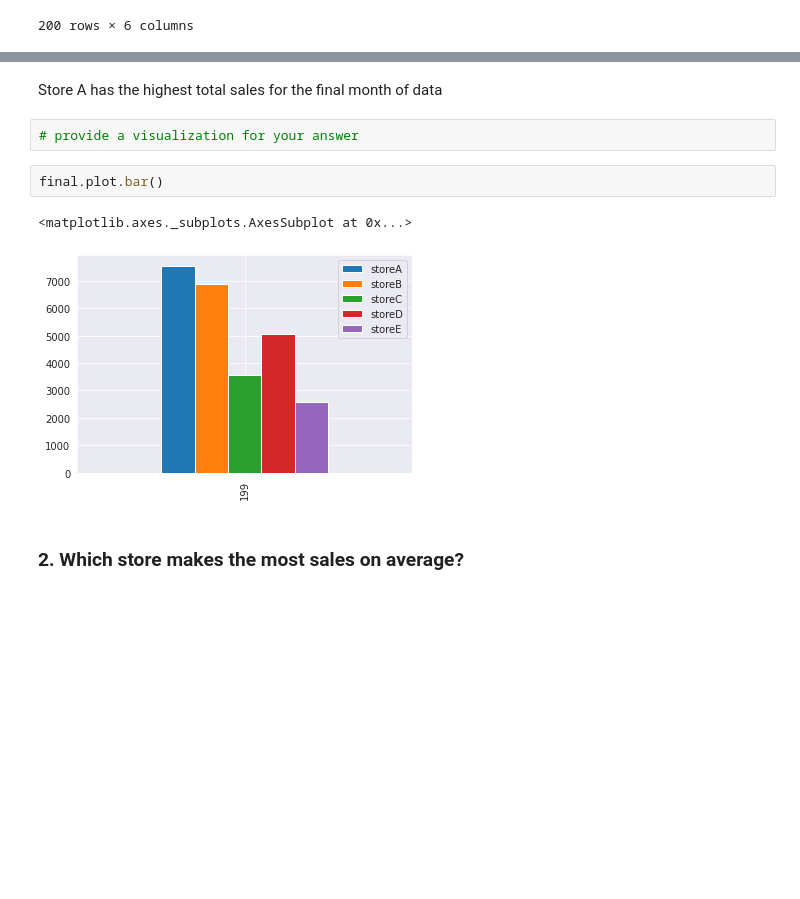
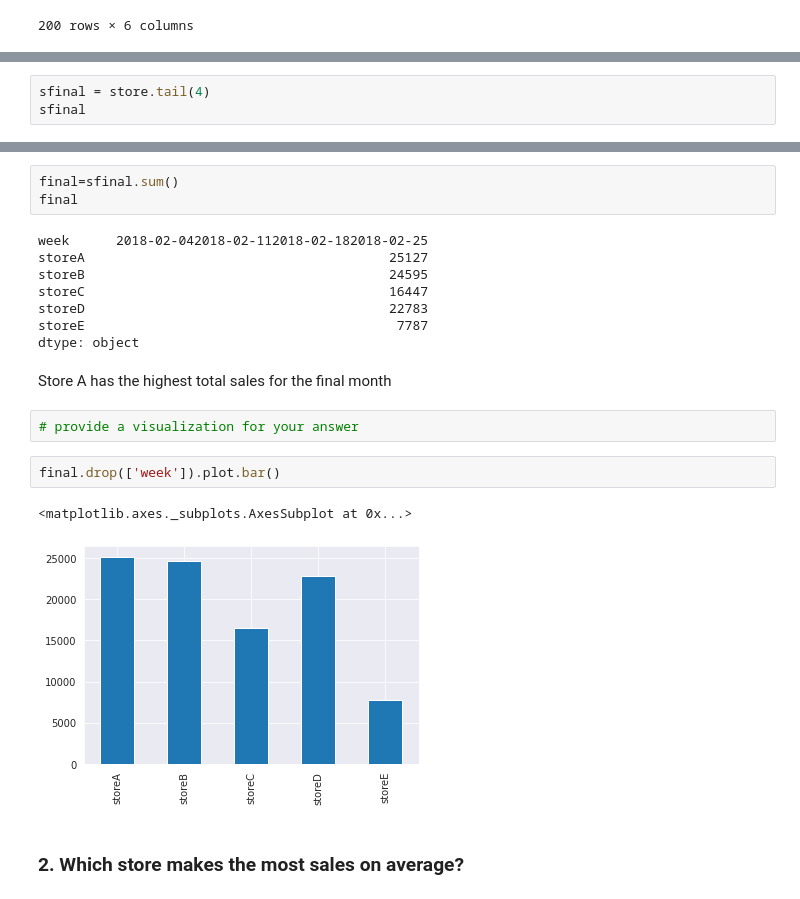
Before and after one commit to martinboluwaji/-Python-for-Data-Science, a Jupyter notebook: Project 2/DS026_Project_2.ipynb, the cells around one changed output, grey strips where cells are left out. Cells and saved outputs as stored; diff of their text form; blank space fills up the shorter version.

```diff
--- a/Project 2/DS026_Project_2.ipynb
+++ b/Project 2/DS026_Project_2.ipynb
@@ -53,0 +50,3 @@ final
+# %%
+sfinal = store.tail(4)
+sfinal
@@ -54,12 +59,23 @@ final
+# %%
+final=sfinal.sum()
+final
+# %% [output]
+week      2018-02-042018-02-112018-02-182018-02-25
+storeA                                       25127
+storeB                                       24595
+storeC                                       16447
+storeD                                       22783
+storeE                                        7787
+dtype: object
 # %% [markdown]
-Store A has the highest total sales for the final month of data
+Store A has the highest total sales for the final month
 # %%
 # provide a visualization for your answer
 # %%
-final.plot.bar()
+final.drop(['week']).plot.bar()
 # %% [output]
 <matplotlib.axes._subplots.AxesSubplot at 0x...>
-[figure, old version]
+[figure, new version]
 # %% [markdown]
 ### 2. Which store makes the most sales on average?
 # %%
```
Also changed, not shown: parts of 6 cells of this notebook.
